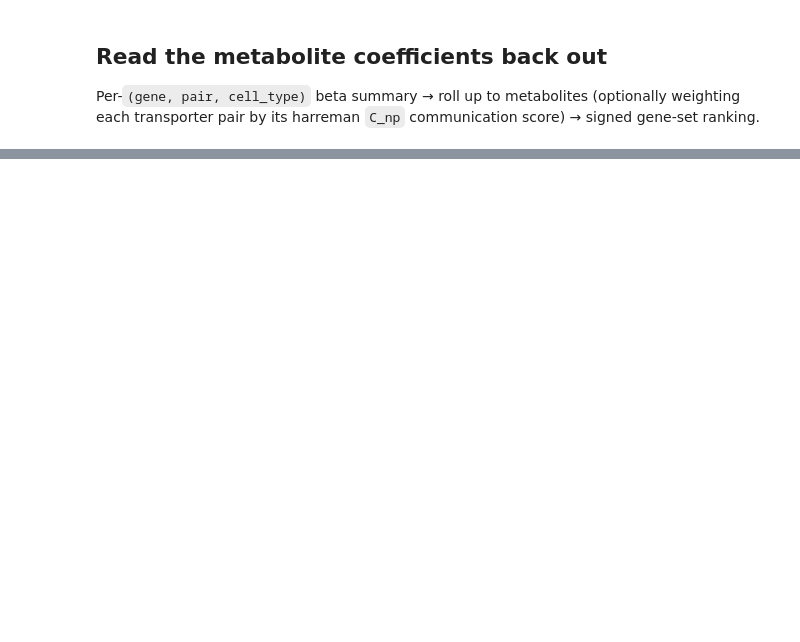
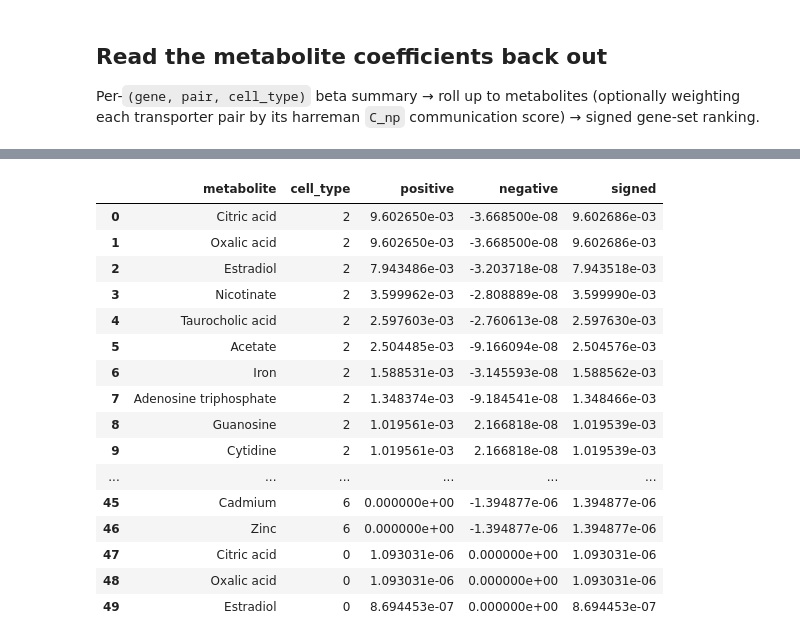
Before and after one commit to fosterea/MetabTravLR, a Jupyter notebook: metab_processing/quick_start_metab.ipynb, the cells around one changed output, grey strips where cells are left out. Cells and saved outputs as stored; diff of their text form; code cells hidden in the pictures; blank space fills up the shorter version.

```diff
--- a/metab_processing/quick_start_metab.ipynb
+++ b/metab_processing/quick_start_metab.ipynb
@@ -179,4 +206,22 @@ metab_summary.head()
 # %%
 # Signed metabolite ranking: mean over 'positive' genes − mean over 'negative' genes.
 ranking = beta_analysis.gene_set_score(metab_summary, GENE_SETS)
-ranking.head(20)
+ranking.head(50)
+# %% [output]
+|  | metabolite | cell_type | positive | negative | signed |
+| 0 | Citric acid | 2 | 9.602650e-03 | -3.668500e-08 | 9.602686e-03 |
+| 1 | Oxalic acid | 2 | 9.602650e-03 | -3.668500e-08 | 9.602686e-03 |
+| 2 | Estradiol | 2 | 7.943486e-03 | -3.203718e-08 | 7.943518e-03 |
+| 3 | Nicotinate | 2 | 3.599962e-03 | -2.808889e-08 | 3.599990e-03 |
+| 4 | Taurocholic acid | 2 | 2.597603e-03 | -2.760613e-08 | 2.597630e-03 |
+| 5 | Acetate | 2 | 2.504485e-03 | -9.166094e-08 | 2.504576e-03 |
+| 6 | Iron | 2 | 1.588531e-03 | -3.145593e-08 | 1.588562e-03 |
+| 7 | Adenosine triphosphate | 2 | 1.348374e-03 | -9.184541e-08 | 1.348466e-03 |
+| 8 | Guanosine | 2 | 1.019561e-03 | 2.166818e-08 | 1.019539e-03 |
+| 9 | Cytidine | 2 | 1.019561e-03 | 2.166818e-08 | 1.019539e-03 |
+| ... | ... | ... | ... | ... | ... |
+| 45 | Cadmium | 6 | 0.000000e+00 | -1.394877e-06 | 1.394877e-06 |
+| 46 | Zinc | 6 | 0.000000e+00 | -1.394877e-06 | 1.394877e-06 |
+| 47 | Citric acid | 0 | 1.093031e-06 | 0.000000e+00 | 1.093031e-06 |
+| 48 | Oxalic acid | 0 | 1.093031e-06 | 0.000000e+00 | 1.093031e-06 |
+| 49 | Estradiol | 0 | 8.694453e-07 | 0.000000e+00 | 8.694453e-07 |
```
Also changed, not shown: parts of 5 cells of this notebook.
